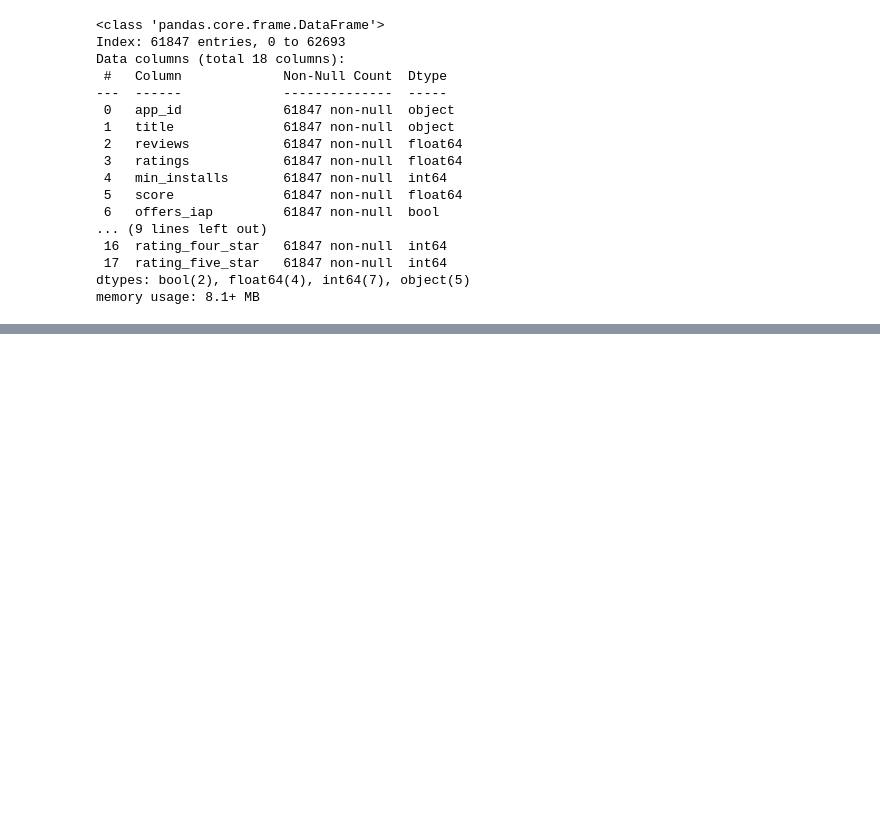
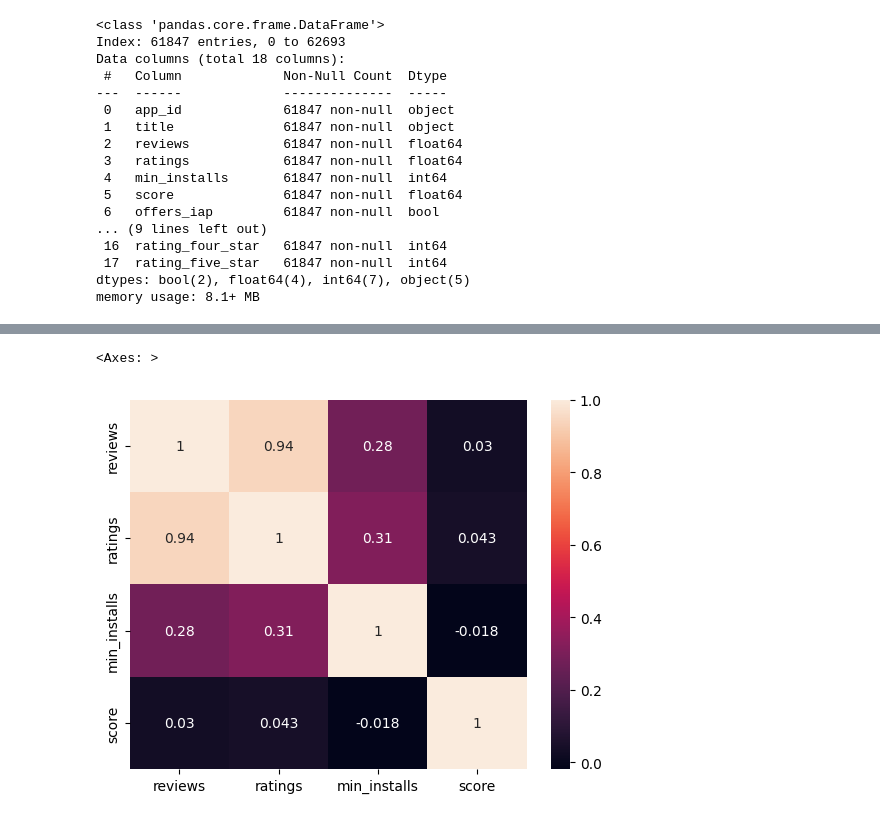
Before and after one commit to ankitlovanshi/pandas_project, a Jupyter notebook: project_on_playstore.ipynb, the cells around one changed output, grey strips where cells are left out. Saved outputs shown, nothing was run; the diff lists cells and outputs as text; code cells hidden in the pictures; blank space fills up the shorter version.

```diff
--- a/project_on_playstore.ipynb
+++ b/project_on_playstore.ipynb
@@ -195,0 +226,6 @@ df
+# %%
+correlation = df[['reviews', 'ratings', 'min_installs', 'score']].corr()
+sns.heatmap(correlation, annot=True)
+# %% [output]
+<Axes: >
+[figure, added]
```
Also changed, not shown: parts of 15 cells of this notebook.
